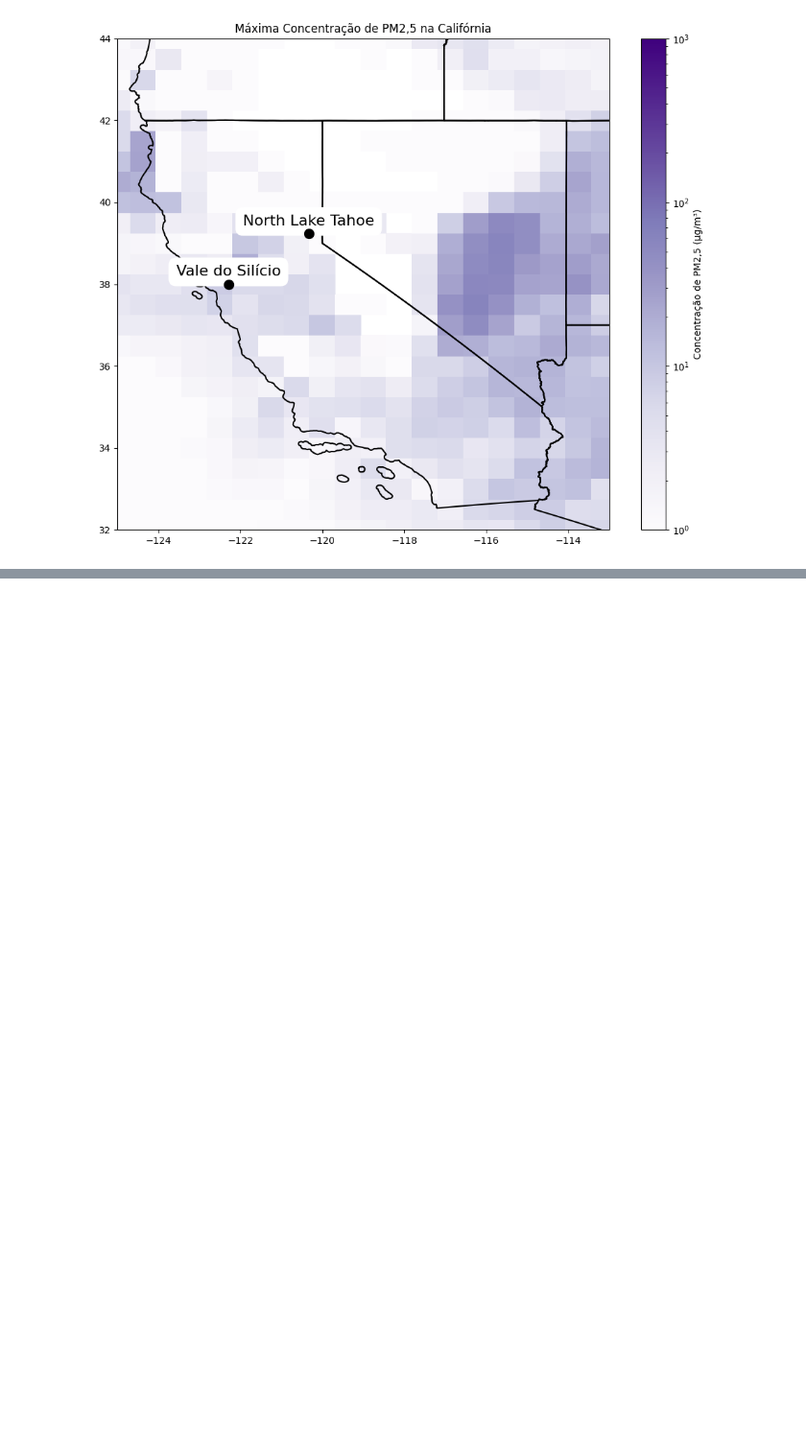
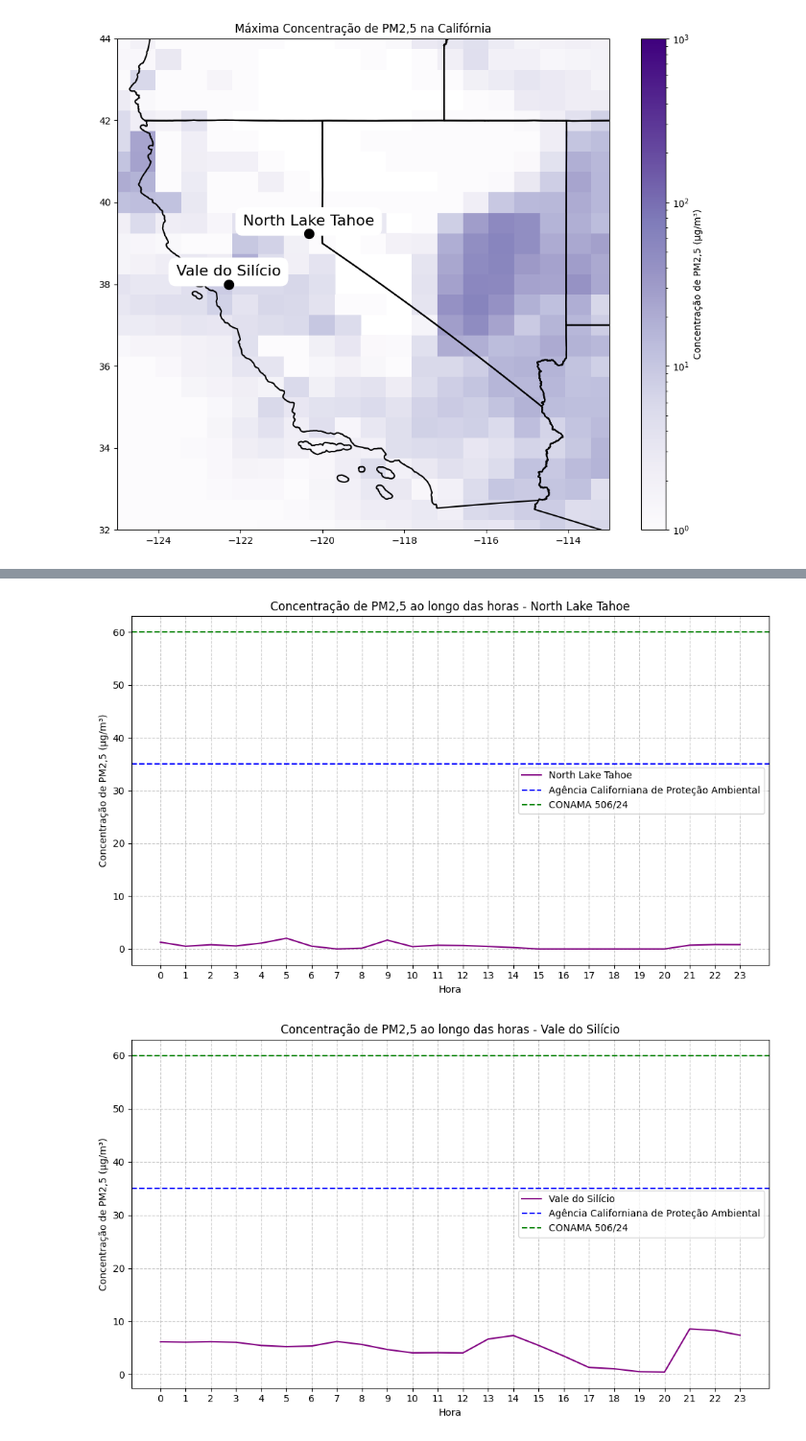
Before and after one commit to anaju-wolmann/ENS410064, a Jupyter notebook: trabalho04_AnaJuliaWolmann.ipynb, the cells around one changed output, grey strips where cells are left out. Shown at 96% size. Drawn from its saved outputs; the diff is of its cells as text; code cells hidden in the pictures; blank space fills up the shorter version.

```diff
--- a/trabalho04_AnaJuliaWolmann.ipynb
+++ b/trabalho04_AnaJuliaWolmann.ipynb
@@ -287,0 +268,62 @@ plt.show()
+# %%
+# Coordenadas dos pontos
+latitudes = [39.2345, 38]  # North Lake Tahoe e Vale do Silício
+longitudes = [-120.3334, -122.3930]
+
+def find_nearest_idx(arr, value):
+    return np.argmin(np.abs(arr - value))
+
+# Encontrar os índices de latitude e longitude para os pontos
+lat_idx_nlt = find_nearest_idx(dataset['lat'].values, latitudes[0])
+lon_idx_nlt = find_nearest_idx(dataset['lon'].values, longitudes[0])
+lat_idx_vds = find_nearest_idx(dataset['lat'].values, latitudes[1])
+lon_idx_vds = find_nearest_idx(dataset['lon'].values, longitudes[1])
+
+pm25_nlt = pm25[:, lat_idx_nlt, lon_idx_nlt]
+pm25_vds = pm25[:, lat_idx_vds, lon_idx_vds]
+
+# Definir a variável 'time' como o índice temporal
+time = np.arange(len(pm25))
+
+# North Lake Tahoe
+fig, ax = plt.subplots(figsize=(10, 6))
+line_nlt, = ax.plot(time, pm25_nlt, color='purple', label='North Lake Tahoe')
+ax.set_xlabel('Hora')
+ax.set_ylabel('Concentração de PM2,5 (µg/m³)')
+ax.set_title('Concentração de PM2,5 ao longo das horas - North Lake Tahoe')
+ax.grid(True, linestyle='--', alpha=0.7)
+
+# Adicionar linhas de legislação
+ax.axhline(y=35, color='blue', linestyle='--')  # Linha azul
+ax.axhline(y=60, color='green', linestyle='--')  # Linha verde
+ax.legend([line_nlt, plt.Line2D([0], [0], color='blue', linestyle='--'), plt.Line2D([0], [0], color='green', linestyle='--')],
+          ['North Lake Tahoe', 'Agência Californiana de Proteção Ambiental', 'CONAMA 506/24'])
+
+ax.set_xticks(np.arange(0, len(pm25), 1))
+ax.set_xticklabels([str(int(tick)) for tick in np.arange(0, len(pm25), 1)])
+
+plt.tight_layout()
+plt.show()
+
+# Vale do Silício
+fig, ax = plt.subplots(figsize=(10, 6))
+line_vds, = ax.plot(time, pm25_vds, color='purple', label='Vale do Silício')
+ax.set_xlabel('Hora')
+ax.set_ylabel('Concentração de PM2,5 (µg/m³)')
+ax.set_title('Concentração de PM2,5 ao longo das horas - Vale do Silício')
+ax.grid(True, linestyle='--', alpha=0.7)
+
+# Adicionar linhas da legislação
+ax.axhline(y=35, color='blue', linestyle='--')
+ax.axhline(y=60, color='green', linestyle='--')
+ax.legend([line_vds, plt.Line2D([0], [0], color='blue', linestyle='--'), plt.Line2D([0], [0], color='green', linestyle='--')],
+          ['Vale do Silício', 'Agência Californiana de Proteção Ambiental', 'CONAMA 506/24'])
+
+ax.set_xticks(np.arange(0, len(pm25), 1))
+ax.set_xticklabels([str(int(tick)) for tick in np.arange(0, len(pm25), 1)])
+
+plt.tight_layout()
+plt.show()
+# %% [output]
+[figure, added]
+[figure, added]
```
Also changed, not shown: parts of 8 cells of this notebook.
